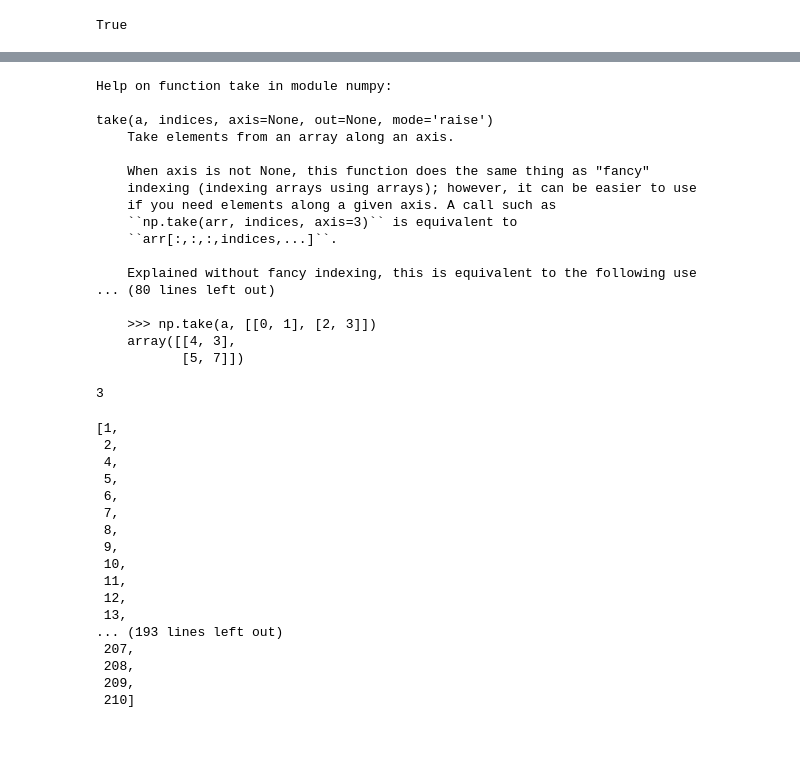
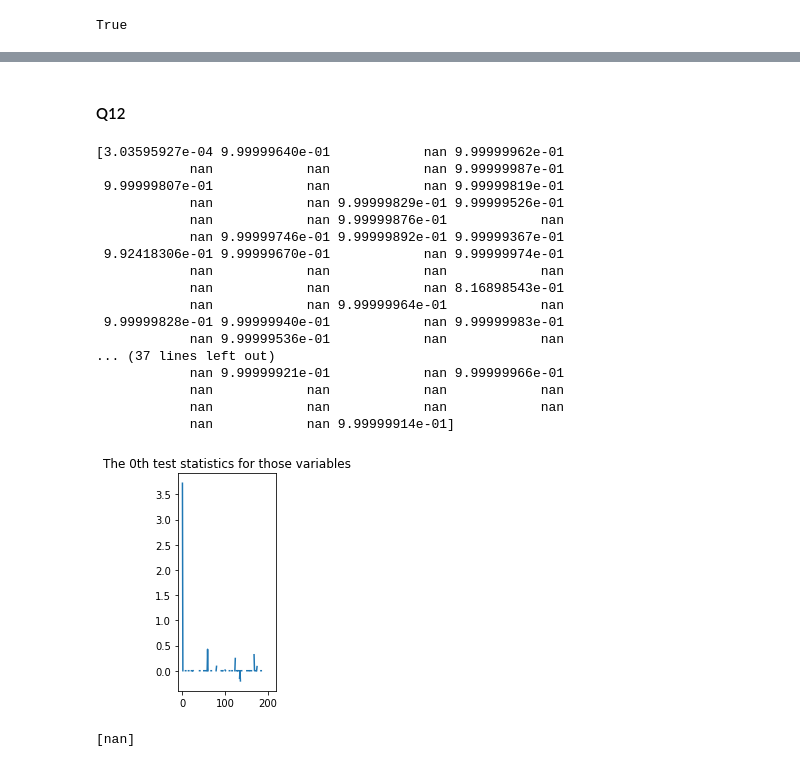
Before and after one commit to Antoninnnn/LinearModel, a Jupyter notebook: sd-tsia204_lab2_yang_yining.ipynb, the cells around one changed output, grey strips where cells are left out. Cells and saved outputs as stored; diff of their text form; code cells hidden in the pictures; blank space fills up the shorter version.

```diff
--- a/sd-tsia204_lab2_yang_yining.ipynb
+++ b/sd-tsia204_lab2_yang_yining.ipynb
@@ -476,6 +480,11 @@ df_test['Ridge'] = ridgecv.predict(X_test_transform)
 df_coef['Ridge'] = ridgecv.coef_
 # %% [markdown]
 #### Q11
+# %%
+def t_p_value(t_stat, deg):
+    # compute the p-value if t_stat follows a Student of degree deg
+    p_val = (1 - stat.t.cdf(abs(t_stat), deg)) * 2
+    return p_val
 # %%
 def linear_reg(X,y):
  beta = np.linalg.inv(X.T @ X)@X.T@y
@@ -484,7 +493,7 @@ def linear_reg(X,y):
  sig2=u.T@u/(n-k)
  Var=sig2*np.linalg.inv(X.T @ X)
  std=np.sqrt(np.diag(Var))
- return beta, u , sig2, Var, std
+ return beta, u, sig2, Var, std, n-k
 # %%
 def variable_forward_select(X,Y):
     n,p = np.shape(X)
@@ -550,45 +537,2 @@ remove(self, value, /)
-# %%
-help(np.take)
-# %% [output]
-Help on function take in module numpy:
-
-take(a, indices, axis=None, out=None, mode='raise')
-    Take elements from an array along an axis.
-
-    When axis is not None, this function does the same thing as "fancy"
-    indexing (indexing arrays using arrays); however, it can be easier to use
-    if you need elements along a given axis. A call such as
-    ``np.take(arr, indices, axis=3)`` is equivalent to
-    ``arr[:,:,:,indices,...]``.
-
-    Explained without fancy indexing, this is equivalent to the following use
-... (80 lines left out)
-
-    >>> np.take(a, [[0, 1], [2, 3]])
-    array([[4, 3],
-           [5, 7]])
-# %%
-l = [i+1 for i in range(p)]
-print(l.pop(2))
-# %% [output]
-3
-# %%
-l
-# %% [output]
-[1,
- 2,
- 4,
- 5,
- 6,
- 7,
- 8,
- 9,
- 10,
- 11,
- 12,
- 13,
-... (193 lines left out)
- 207,
- 208,
- 209,
- 210]
+# %% [markdown]
+#### Q12
@@ -594,0 +592,25 @@ l
+# %%
+variable_order_05,p_iter_50 = variable_forward_select_with_stop(np.column_stack((np.ones(np.shape(X_train)[0],),X_train_transform)),Y_train)
+# %% [output]
+[3.03595927e-04 9.99999640e-01            nan 9.99999962e-01
+            nan            nan            nan 9.99999987e-01
+ 9.99999807e-01            nan            nan 9.99999819e-01
+            nan            nan 9.99999829e-01 9.99999526e-01
+            nan            nan 9.99999876e-01            nan
+            nan 9.99999746e-01 9.99999892e-01 9.99999367e-01
+ 9.92418306e-01 9.99999670e-01            nan 9.99999974e-01
+            nan            nan            nan            nan
+            nan            nan            nan 8.16898543e-01
+            nan            nan 9.99999964e-01            nan
+ 9.99999828e-01 9.99999940e-01            nan 9.99999983e-01
+            nan 9.99999536e-01            nan            nan
+... (37 lines left out)
+            nan 9.99999921e-01            nan 9.99999966e-01
+            nan            nan            nan            nan
+            nan            nan            nan            nan
+            nan            nan 9.99999914e-01]
+[figure, added]
+# %%
+p_iter_50
+# %% [output]
+[nan]
```
Also changed, not shown: parts of 8 cells of this notebook.
